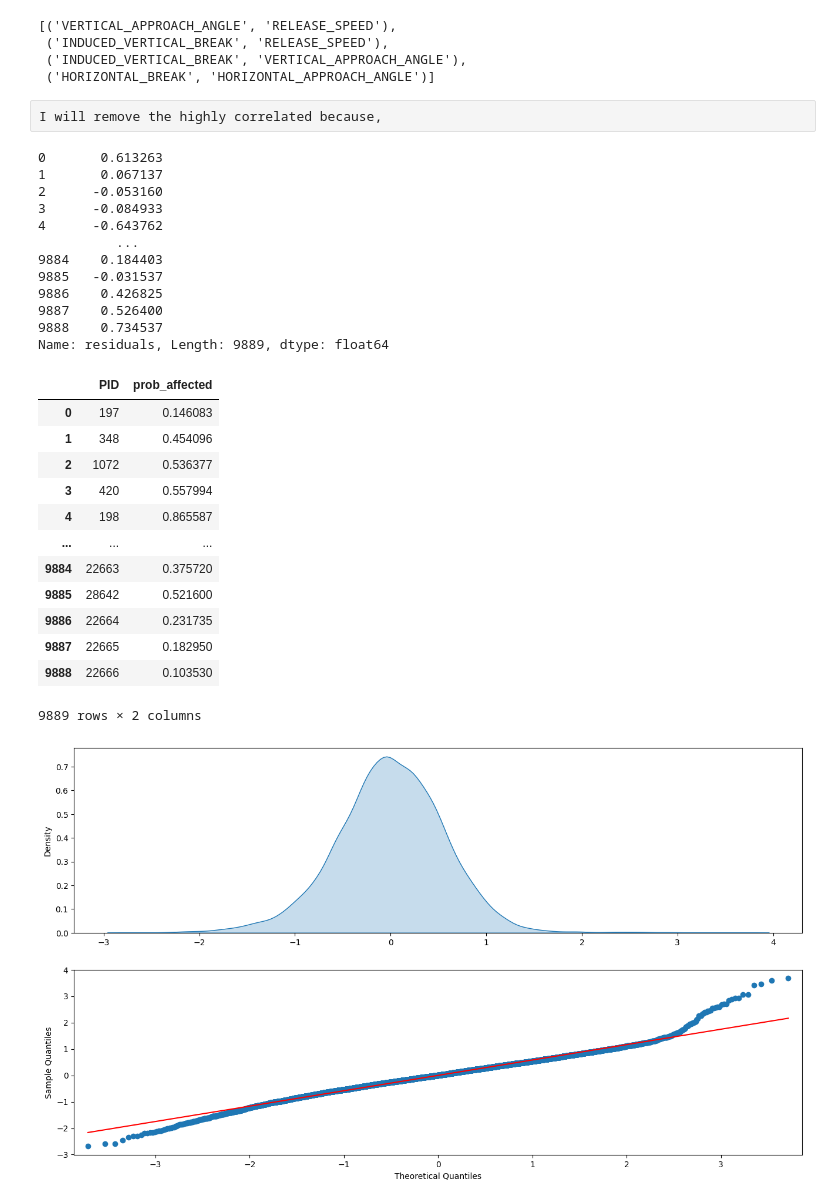
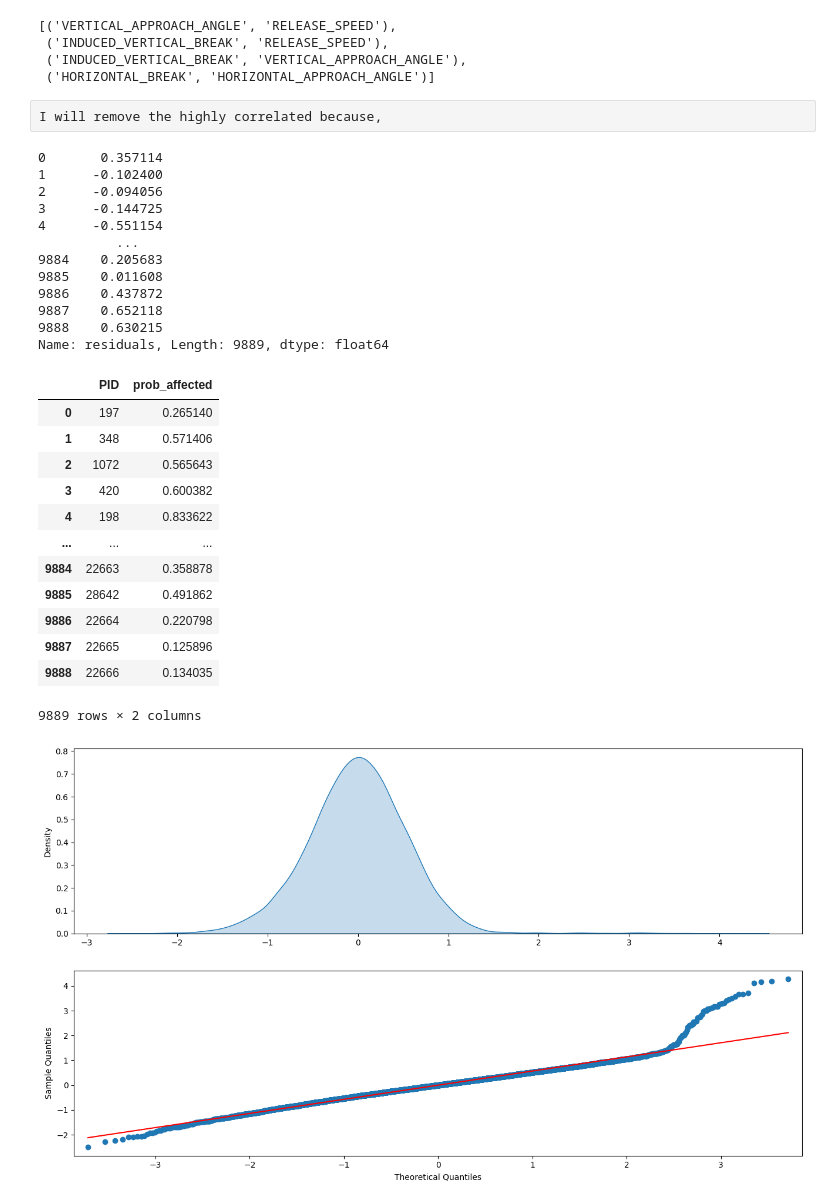
Before and after one commit to sidthakur08/dewpoint-vs-pitch, a Jupyter notebook: exploration.ipynb, the cells around one changed output. Cells and saved outputs as stored; diff of their text form; code cells hidden in the pictures.

```diff
--- a/exploration.ipynb
+++ b/exploration.ipynb
@@ -215,8 +215,8 @@ high_corr_pairs(data, threshold=0.6)
  ('INDUCED_VERTICAL_BREAK', 'RELEASE_SPEED'),
  ('INDUCED_VERTICAL_BREAK', 'VERTICAL_APPROACH_ANGLE'),
  ('HORIZONTAL_BREAK', 'HORIZONTAL_APPROACH_ANGLE')]
-# %% [raw]
-I will remove the highly correlated because,
+# %% [raw]
+I will remove the highly correlated because,
 # %%
 # Class fitting the Mixed LM for Induced Vertical Break and Horizontal Break each
 class Model:
@@ -255,39 +255,39 @@ class Model:
         sns.kdeplot(self.model.resid, fill=True, common_norm=True, ax=axs[0])
         sm.qqplot(self.model.resid, dist=norm, line='s', ax=axs[1])
 # %%
-vertical_break = Model("INDUCED_VERTICAL_BREAK ~ SPIN_RATE_ABSOLUTE + RELEASE_SIDE + RELEASE_EXTENSION + HORIZONTAL_APPROACH_ANGLE + VERTICAL_APPROACH_ANGLE", data)
+vertical_break = Model("INDUCED_VERTICAL_BREAK ~ SPIN_RATE_ABSOLUTE + RELEASE_SPEED + RELEASE_SIDE + RELEASE_HEIGHT + RELEASE_EXTENSION + HORIZONTAL_APPROACH_ANGLE + VERTICAL_APPROACH_ANGLE", data)
 vertical_break.scale_data(data.iloc[:,3:])
 #vertical_break.build_model("PITCHER_KEY")
 vertical_break.build_model("PITCHER_KEY","PITCH_TYPE_TRACKED_KEY")
 print(vertical_break.get_residuals())
 vertical_break.plot_resid()
 prob_vertical = vertical_break.compute_prob()
 display(prob_vertical)
 # %% [output]
-0       0.613263
-1       0.067137
-2      -0.053160
-3      -0.084933
-4      -0.643762
+0       0.357114
+1      -0.102400
+2      -0.094056
+3      -0.144725
+4      -0.551154
           ...
-9884    0.184403
-9885   -0.031537
-9886    0.426825
-9887    0.526400
-9888    0.734537
+9884    0.205683
+9885    0.011608
+9886    0.437872
+9887    0.652118
+9888    0.630215
 Name: residuals, Length: 9889, dtype: float64
 |  | PID | prob_affected |
-| 0 | 197 | 0.146083 |
-| 1 | 348 | 0.454096 |
-| 2 | 1072 | 0.536377 |
-| 3 | 420 | 0.557994 |
-| 4 | 198 | 0.865587 |
+| 0 | 197 | 0.265140 |
+| 1 | 348 | 0.571406 |
+| 2 | 1072 | 0.565643 |
+| 3 | 420 | 0.600382 |
+| 4 | 198 | 0.833622 |
 | ... | ... | ... |
-| 9884 | 22663 | 0.375720 |
-| 9885 | 28642 | 0.521600 |
-| 9886 | 22664 | 0.231735 |
-| 9887 | 22665 | 0.182950 |
-| 9888 | 22666 | 0.103530 |
+| 9884 | 22663 | 0.358878 |
+| 9885 | 28642 | 0.491862 |
+| 9886 | 22664 | 0.220798 |
+| 9887 | 22665 | 0.125896 |
+| 9888 | 22666 | 0.134035 |
 9889 rows × 2 columns
-[figure, old version]
+[figure, new version]
 # %%
```
Also changed, not shown: parts of 10 cells of this notebook.
